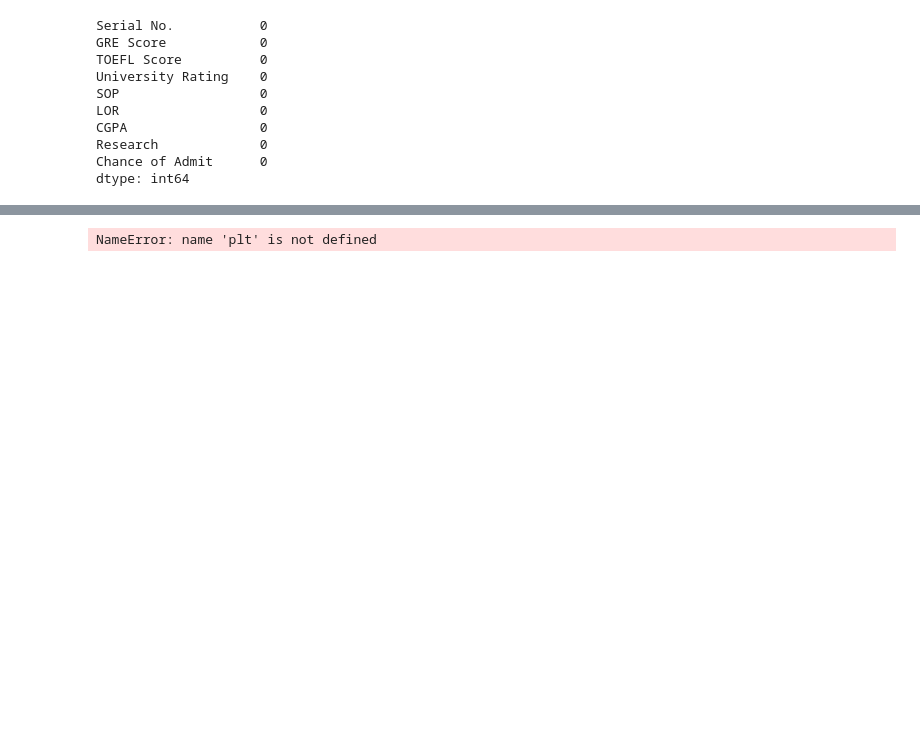
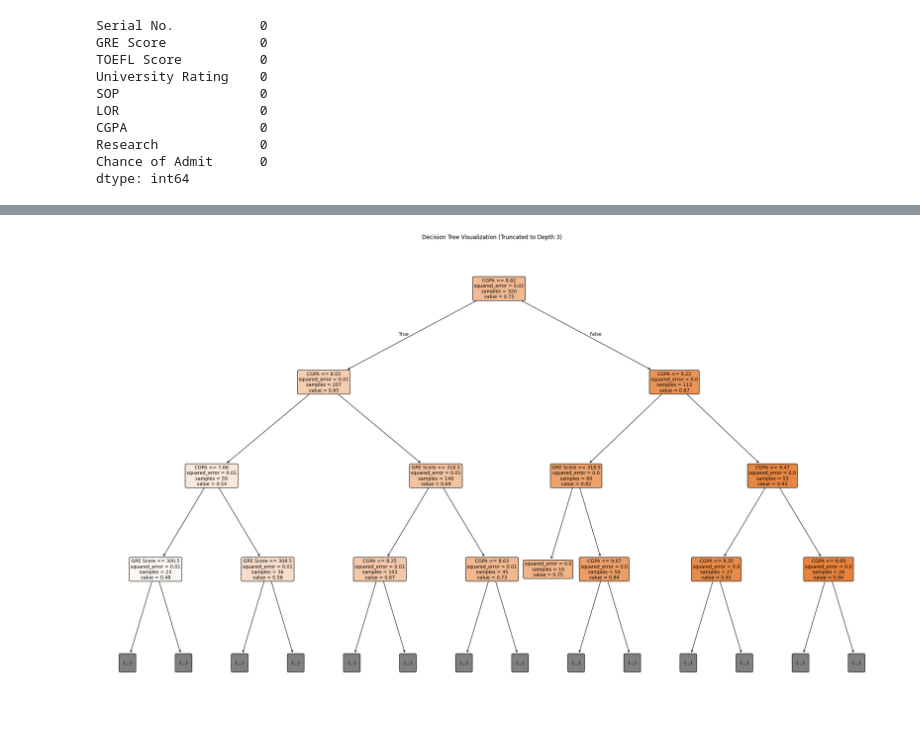
Before and after one commit to killerfrost2004u/DEPI, a Jupyter notebook: Technical tasks/task 3/task3.ipynb, the cells around one changed output, grey strips where cells are left out. Cells and saved outputs as stored; diff of their text form; code cells hidden in the pictures; blank space fills up the shorter version.

```diff
--- a/Technical tasks/task 3/task3.ipynb
+++ b/Technical tasks/task 3/task3.ipynb
@@ -62,9 +80,19 @@ ModuleNotFoundError: No module named 'sklearn'
 # %%
-plt.figure(figsize=(12,8))
-plot_tree(best_model, filled=True, feature_names=df.columns, class_names=df["Chance of Admit"], rounded=True)
+plt.figure(figsize=(30, 18))
+
+# class_names was removed because it is only used for Classification models, not Regression
+plot_tree(best_model,
+          filled=True,
+          feature_names=x_train.columns,
+          rounded=True,
+          fontsize=10,
+          max_depth=3,
+          precision=2)
+
+plt.title("Decision Tree Visualization (Truncated to Depth 3)")
 plt.show()
 # %% [output]
-NameError: name 'plt' is not defined
+[figure, added]
 # %%
 import matplotlib.pyplot as plt
 from sklearn.tree import plot_tree
```
Also changed, not shown: parts of 8 cells of this notebook, 1 other file.
